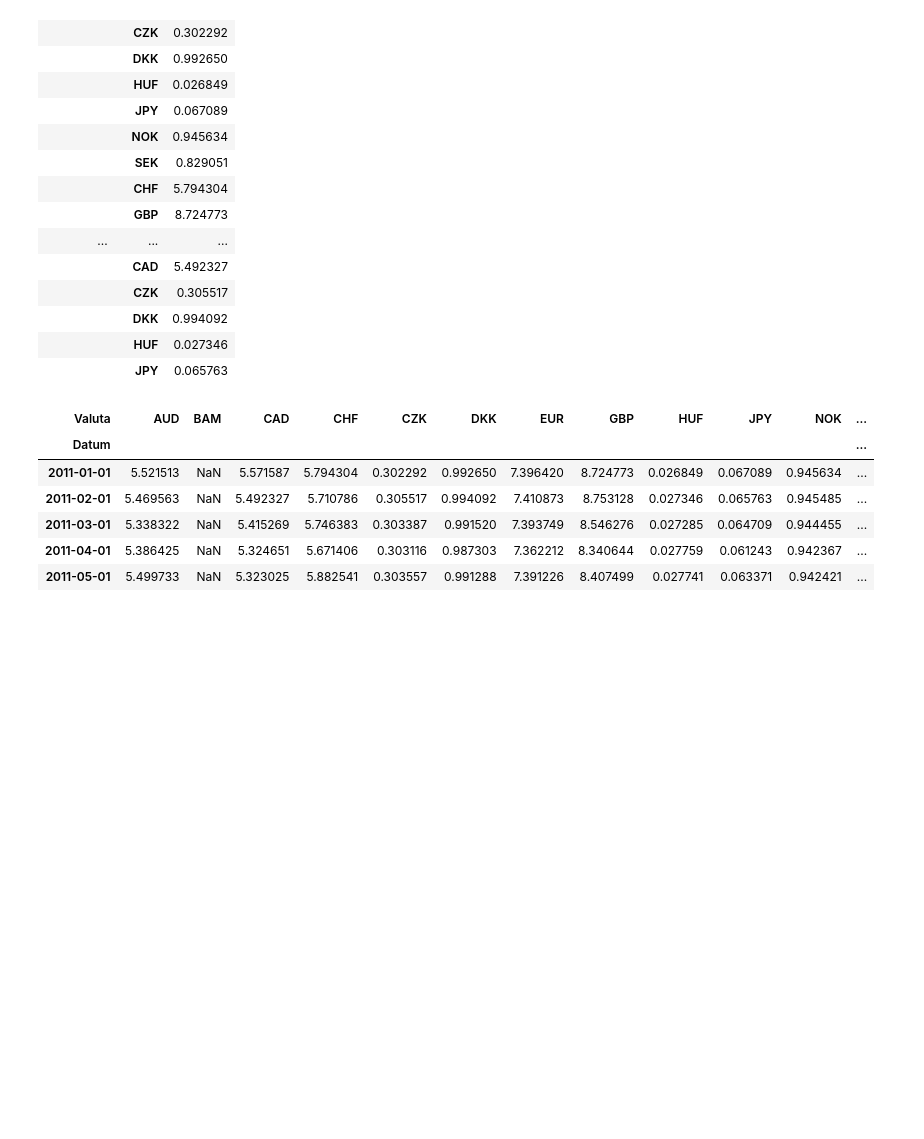
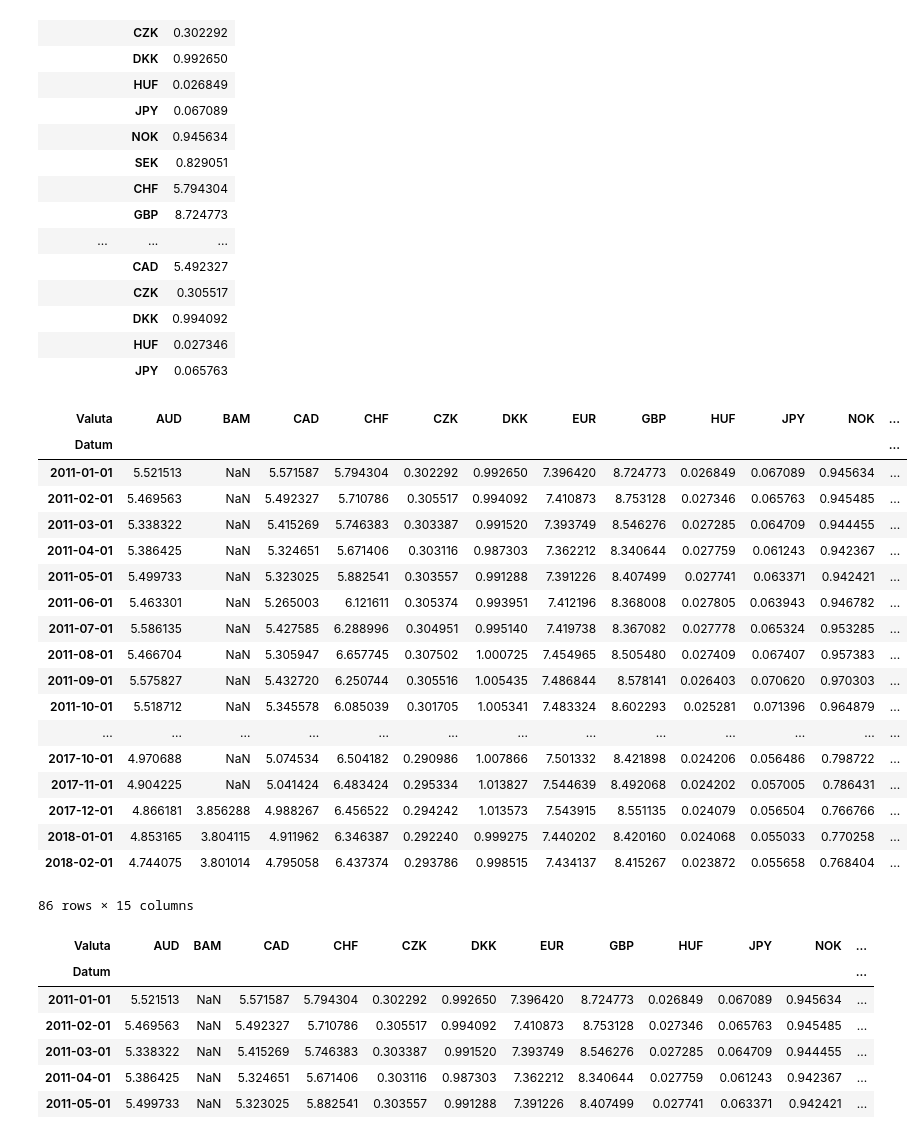
Before and after one commit to vedgar/ms, a Jupyter notebook: Predavanje 3.ipynb, the cells around one changed output. Drawn from its saved outputs; the diff is of its cells as text; code cells hidden in the pictures; blank space fills up the shorter version.

```diff
--- a/Predavanje 3.ipynb
+++ b/Predavanje 3.ipynb
@@ -268,6 +317,28 @@ tečaj.head(20)
 |  | DKK | 0.994092 |
 |  | HUF | 0.027346 |
 |  | JPY | 0.065763 |
+# %%
+tečaj['Srednji'].unstack('Valuta')
+# %% [output]
+| Valuta | AUD | BAM | CAD | CHF | CZK | DKK | EUR | GBP | HUF | JPY | NOK | ... |
+| Datum |  |  |  |  |  |  |  |  |  |  |  | ... |
+| 2011-01-01 | 5.521513 | NaN | 5.571587 | 5.794304 | 0.302292 | 0.992650 | 7.396420 | 8.724773 | 0.026849 | 0.067089 | 0.945634 | ... |
+| 2011-02-01 | 5.469563 | NaN | 5.492327 | 5.710786 | 0.305517 | 0.994092 | 7.410873 | 8.753128 | 0.027346 | 0.065763 | 0.945485 | ... |
+| 2011-03-01 | 5.338322 | NaN | 5.415269 | 5.746383 | 0.303387 | 0.991520 | 7.393749 | 8.546276 | 0.027285 | 0.064709 | 0.944455 | ... |
+| 2011-04-01 | 5.386425 | NaN | 5.324651 | 5.671406 | 0.303116 | 0.987303 | 7.362212 | 8.340644 | 0.027759 | 0.061243 | 0.942367 | ... |
+| 2011-05-01 | 5.499733 | NaN | 5.323025 | 5.882541 | 0.303557 | 0.991288 | 7.391226 | 8.407499 | 0.027741 | 0.063371 | 0.942421 | ... |
+| 2011-06-01 | 5.463301 | NaN | 5.265003 | 6.121611 | 0.305374 | 0.993951 | 7.412196 | 8.368008 | 0.027805 | 0.063943 | 0.946782 | ... |
+| 2011-07-01 | 5.586135 | NaN | 5.427585 | 6.288996 | 0.304951 | 0.995140 | 7.419738 | 8.367082 | 0.027778 | 0.065324 | 0.953285 | ... |
+| 2011-08-01 | 5.466704 | NaN | 5.305947 | 6.657745 | 0.307502 | 1.000725 | 7.454965 | 8.505480 | 0.027409 | 0.067407 | 0.957383 | ... |
+| 2011-09-01 | 5.575827 | NaN | 5.432720 | 6.250744 | 0.305516 | 1.005435 | 7.486844 | 8.578141 | 0.026403 | 0.070620 | 0.970303 | ... |
+| 2011-10-01 | 5.518712 | NaN | 5.345578 | 6.085039 | 0.301705 | 1.005341 | 7.483324 | 8.602293 | 0.025281 | 0.071396 | 0.964879 | ... |
+| ... | ... | ... | ... | ... | ... | ... | ... | ... | ... | ... | ... | ... |
+| 2017-10-01 | 4.970688 | NaN | 5.074534 | 6.504182 | 0.290986 | 1.007866 | 7.501332 | 8.421898 | 0.024206 | 0.056486 | 0.798722 | ... |
+| 2017-11-01 | 4.904225 | NaN | 5.041424 | 6.483424 | 0.295334 | 1.013827 | 7.544639 | 8.492068 | 0.024202 | 0.057005 | 0.786431 | ... |
+| 2017-12-01 | 4.866181 | 3.856288 | 4.988267 | 6.456522 | 0.294242 | 1.013573 | 7.543915 | 8.551135 | 0.024079 | 0.056504 | 0.766766 | ... |
+| 2018-01-01 | 4.853165 | 3.804115 | 4.911962 | 6.346387 | 0.292240 | 0.999275 | 7.440202 | 8.420160 | 0.024068 | 0.055033 | 0.770258 | ... |
+| 2018-02-01 | 4.744075 | 3.801014 | 4.795058 | 6.437374 | 0.293786 | 0.998515 | 7.434137 | 8.415267 | 0.023872 | 0.055658 | 0.768404 | ... |
+86 rows × 15 columns
 # %%
 tečaj = tečaj['Srednji'].unstack('Valuta')
 tečaj.head()
```
Also changed, not shown: parts of 15 cells of this notebook, 7 other files.
